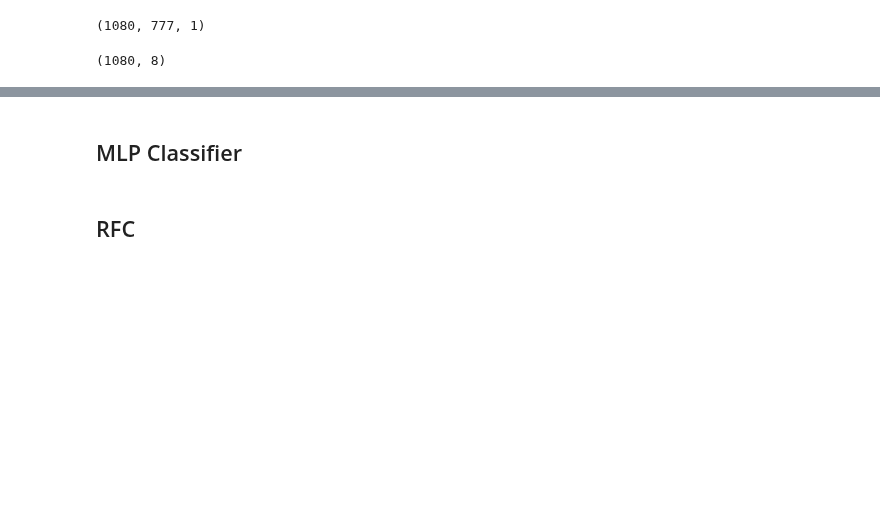
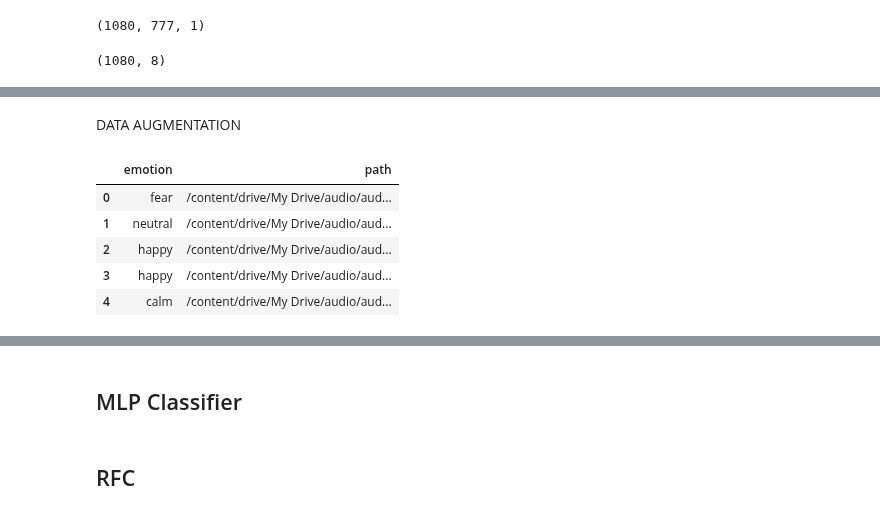
Before and after one commit to mkosaka1/Speech_Emotion_Recognition, a Jupyter notebook: eda_preprocessing.ipynb, the cells around one changed output, grey strips where cells are left out. Cells and saved outputs as stored; diff of their text form; code cells hidden in the pictures; blank space fills up the shorter version.

```diff
--- a/eda_preprocessing.ipynb
+++ b/eda_preprocessing.ipynb
@@ -699,0 +804,12 @@ rfc_mfcc.fit(X_train,Y_train)
+# %% [markdown]
+DATA AUGMENTATION
+# %%
+pre_aug= pd.read_csv('audio.csv',usecols=['emotion','path'])
+pre_aug.head()
+# %% [output]
+|  | emotion | path |
+| 0 | fear | /content/drive/My Drive/audio/aud... |
+| 1 | neutral | /content/drive/My Drive/audio/aud... |
+| 2 | happy | /content/drive/My Drive/audio/aud... |
+| 3 | happy | /content/drive/My Drive/audio/aud... |
+| 4 | calm | /content/drive/My Drive/audio/aud... |
```
Also changed, not shown: parts of 38 cells of this notebook.
